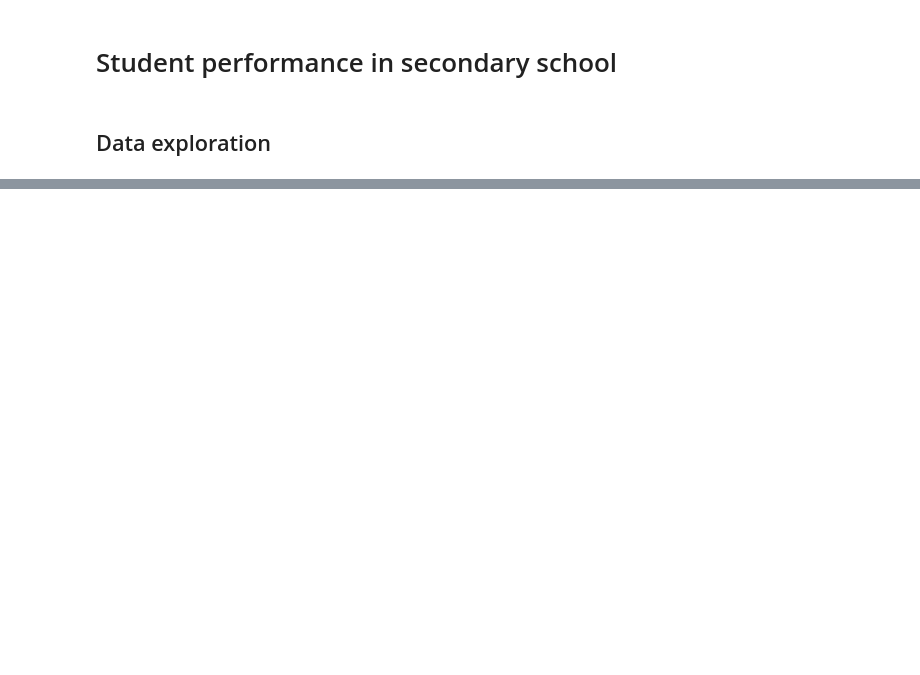
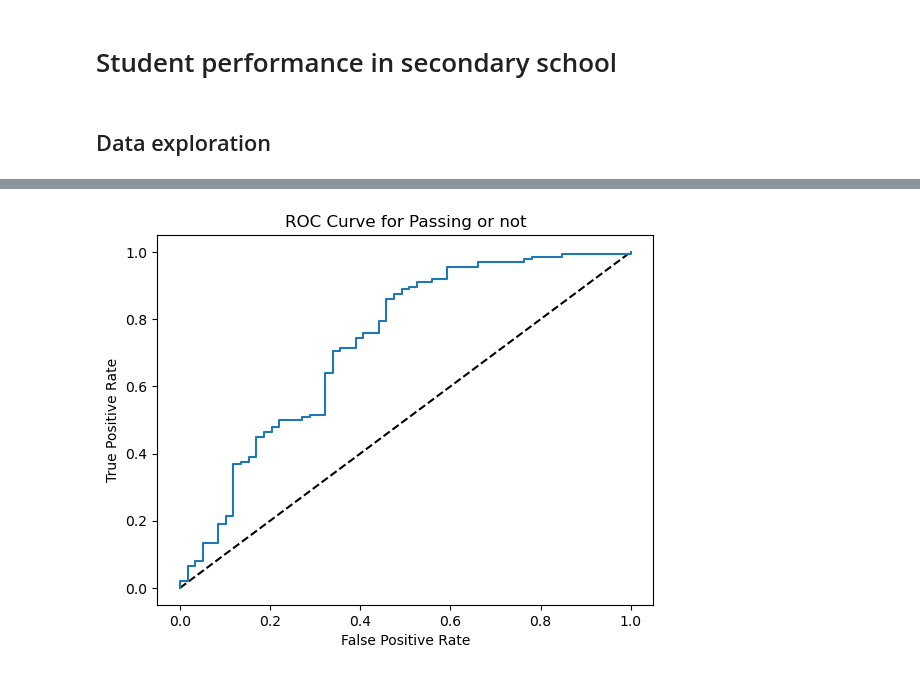
Before and after one commit to bsr-the-mngrm/machine-learning-project, a Jupyter notebook: small-dataset-classification/student_performance.ipynb, the cells around one changed output, grey strips where cells are left out. Cells and saved outputs as stored; diff of their text form; code cells hidden in the pictures; blank space fills up the shorter version.

```diff
--- a/small-dataset-classification/student_performance.ipynb
+++ b/small-dataset-classification/student_performance.ipynb
@@ -44,0 +106,15 @@ sns.barplot(data=students, x='traveltime', y='G3')
+# %%
+# Import confusion matrix
+from sklearn.metrics import confusion_matrix, classification_report
+
+knn = KNeighborsClassifier(n_neighbors=7)
+
+# Fit the model to the training data
+knn.fit(X_train, y_train)
+
+# Predict the labels of the test data: y_pred
+y_pred = knn.predict(X_test)
+
+# Generate the confusion matrix and classification report
+print(confusion_matrix(y_test, y_pred))
+print(classification_report(y_test, y_pred))
@@ -44,0 +132,15 @@ sns.barplot(data=students, x='traveltime', y='G3')
+# %%
+# Import LogisticRegression
+from sklearn.linear_model import LogisticRegression
+
+# Instantiate the model
+logreg = LogisticRegression()
+
+# Fit the model
+logreg.fit(X_train, y_train)
+
+# Predict probabilities
+y_pred_probs = logreg.predict_proba(X_test)[:,1]
+y_pred = logreg.predict(X_test)
+
+print(y_pred_probs[:10])
@@ -44,0 +157,17 @@ sns.barplot(data=students, x='traveltime', y='G3')
+# %%
+# Import roc_curve
+from sklearn.metrics import roc_curve
+
+# Generate ROC curve values: fpr, tpr, thresholds
+fpr, tpr, thresholds = roc_curve(y_test, y_pred_probs)
+
+plt.plot([0, 1], [0, 1], 'k--')
+
+# Plot tpr against fpr
+plt.plot(fpr, tpr)
+plt.xlabel('False Positive Rate')
+plt.ylabel('True Positive Rate')
+plt.title('ROC Curve for Passing or not')
+plt.show()
+# %% [output]
+[figure, added]
```
Also changed, not shown: parts of 10 cells of this notebook.
